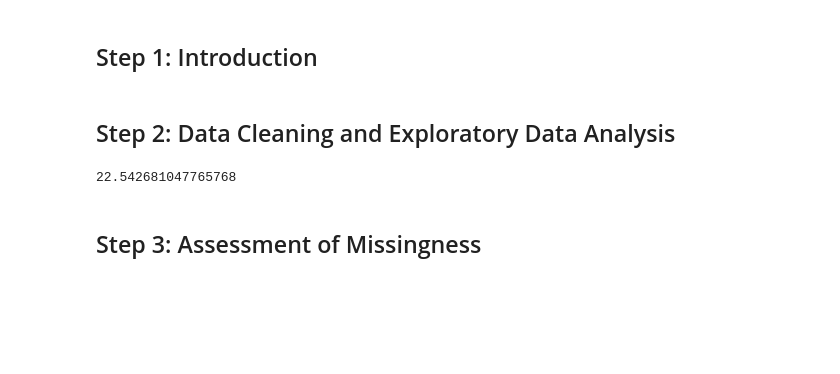
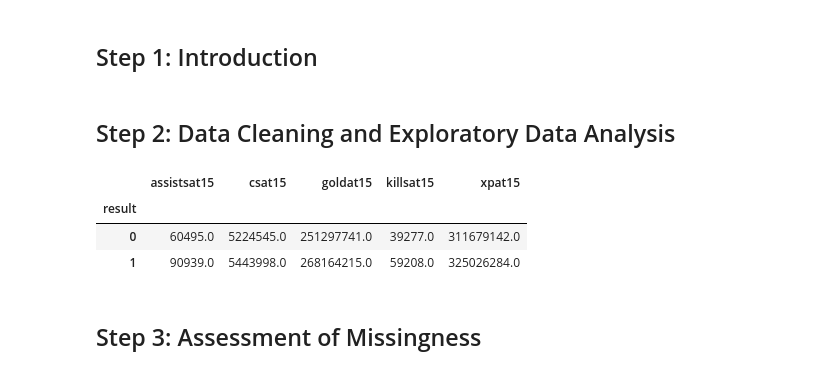
Before and after one commit to khloe-wongg/dsc80-2026-fa, a Jupyter notebook: projects/proj04/template.ipynb, the cells around one changed output. Drawn from its saved outputs; the diff is of its cells as text; code cells hidden in the pictures; blank space fills up the shorter version.

```diff
--- a/projects/proj04/template.ipynb
+++ b/projects/proj04/template.ipynb
@@ -75,18 +95,0 @@ fig.show()
-# %%
-# Univariate Analysis Pt.2
-plot_df['outcome'] = plot_df['result'].map({1: 'Win', 0: 'Loss'})
-fig = px.histogram(
-    plot_df,
-    x='csat15',
-    color='outcome',
-    barmode='overlay',
-    opacity=0.6,
-    nbins=100,
-    title='Team CS at 15 minutes: Wins vs. Losses',
-    labels={'csat15': 'CS Per Team at 15 minutes', 'outcome': 'Result'},
-)
-fig.show()
-# around 22-23 CS lead for winning teams, but not significant enough to change the game (440 gold)
-csmeandiff = win_cleaned['csat15'].mean() - loss_cleaned['csat15'].mean()
-# %% [output]
-22.542681047765768
@@ -97,2 +96,12 @@ csmeandiff = win_cleaned['csat15'].mean() - loss_cleaned['csat15'].mean()
+# %%
+# Interesting Aggregates
+# Pivot table for statistics that we've graphed before and can see a difference between winning teams and losing teams in total
+table = pd.pivot_table(cleaned_df, index = 'result', values = ['goldat15', 'csat15', 'xpat15', 'killsat15', 'assistsat15'], aggfunc= 'sum')
+table
+# %% [output]
+|  | assistsat15 | csat15 | goldat15 | killsat15 | xpat15 |
+| result |  |  |  |  |  |
+| 0 | 60495.0 | 5224545.0 | 251297741.0 | 39277.0 | 311679142.0 |
+| 1 | 90939.0 | 5443998.0 | 268164215.0 | 59208.0 | 325026284.0 |
 # %% [markdown]
 ## Step 3: Assessment of Missingness
```
Also changed, not shown: parts of 12 cells of this notebook.
